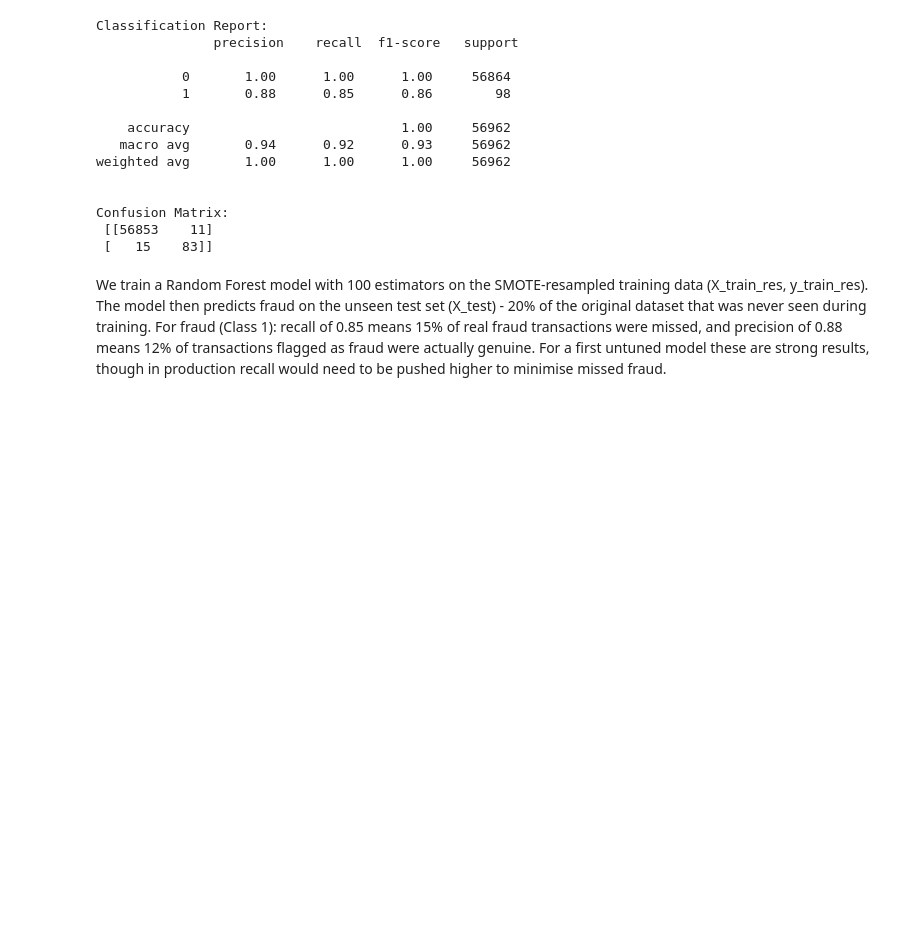
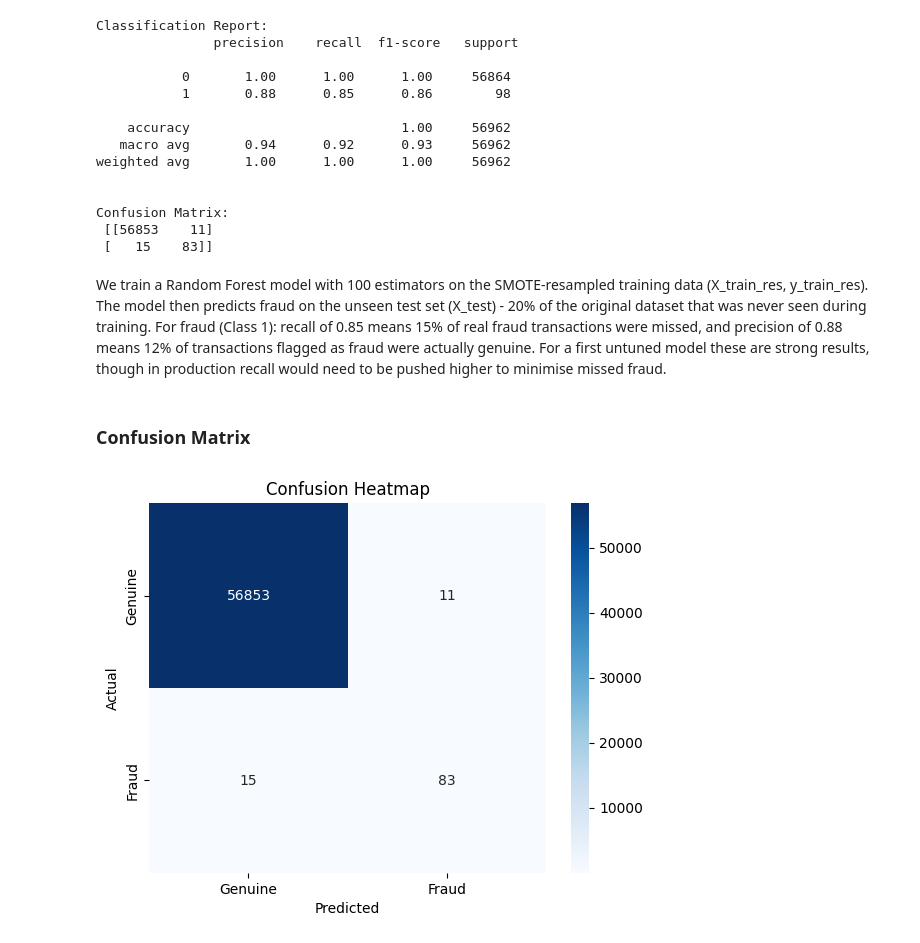
Before and after one commit to stefandobra/04_fraud_detection_ml, a Jupyter notebook: fraud_detection.ipynb, the cells around one changed output. Saved outputs shown, nothing was run; the diff lists cells and outputs as text; code cells hidden in the pictures; blank space fills up the shorter version.

Commit message:
Add confusion matrix heatmap and interpretation

```diff
--- a/fraud_detection.ipynb
+++ b/fraud_detection.ipynb
@@ -241,3 +241,17 @@ Confusion Matrix:
  [   15    83]]
 # %% [markdown]
 We train a Random Forest model with 100 estimators on the SMOTE-resampled training data (X_train_res, y_train_res). The model then predicts fraud on the unseen test set (X_test) - 20% of the original dataset that was never seen during training. For fraud (Class 1): recall of 0.85 means 15% of real fraud transactions were missed, and precision of 0.88 means 12% of transactions flagged as fraud were actually genuine. For a first untuned model these are strong results, though in production recall would need to be pushed higher to minimise missed fraud.
+# %% [markdown]
+### Confusion Matrix
+# %%
+fig, ax = plt.subplots()
+
+sns.heatmap(confusion_mat, ax=ax, annot=True, fmt='d', cmap='Blues')
+
+ax.set_title('Confusion Heatmap')
+ax.set_xlabel('Predicted')
+ax.set_ylabel('Actual')
+ax.set_xticklabels(['Genuine', 'Fraud'])
+ax.set_yticklabels(['Genuine', 'Fraud']);
+# %% [output]
+[figure, added]
```
Also changed, not shown: parts of 1 cell of this notebook.
